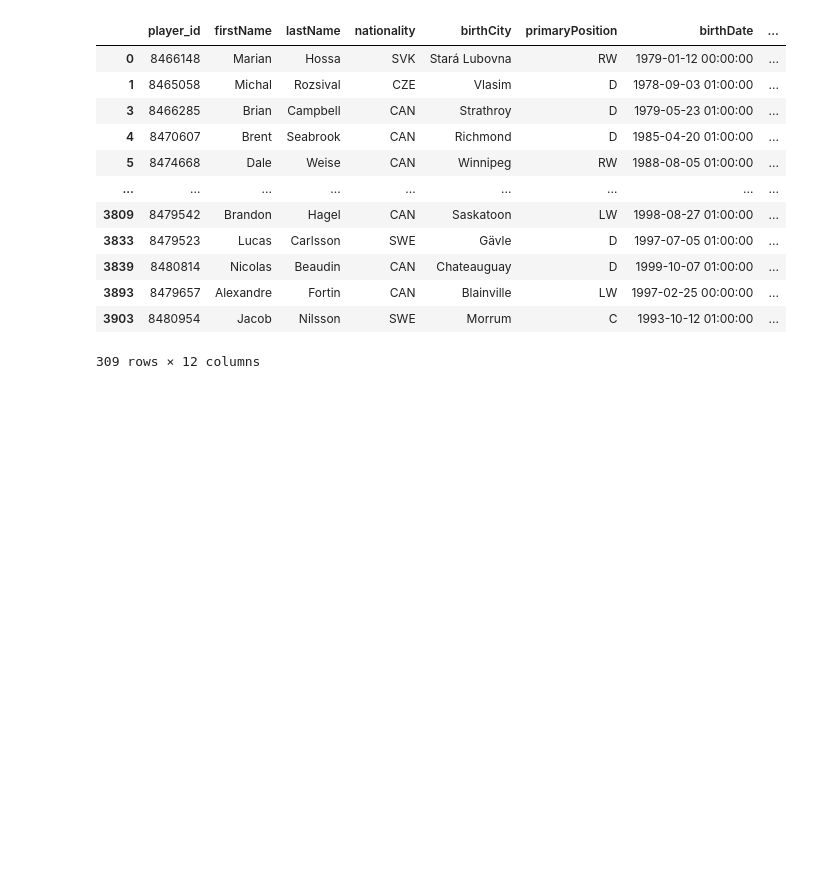
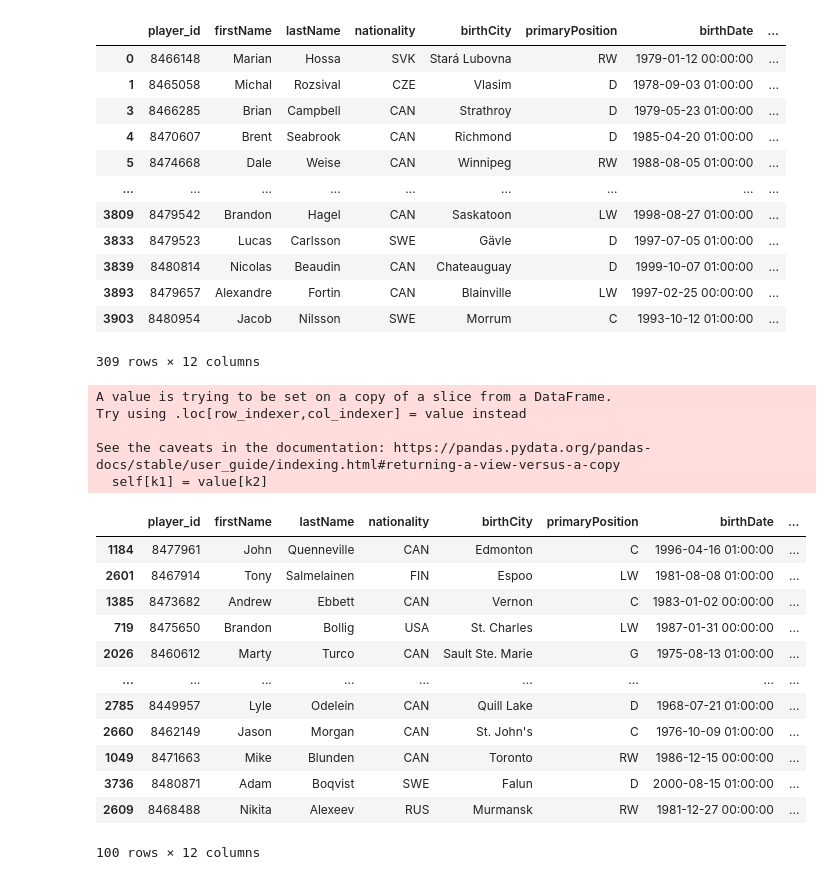
Before and after one commit to BrianMcLane/Project_Hockey, a Jupyter notebook: data_cleaning.ipynb, the cells around one changed output. Drawn from its saved outputs; the diff is of its cells as text; code cells hidden in the pictures; blank space fills up the shorter version.

```diff
--- a/data_cleaning.ipynb
+++ b/data_cleaning.ipynb
@@ -148,3 +148,27 @@ filtered_df
 | 3893 | 8479657 | Alexandre | Fortin | CAN | Blainville | LW | 1997-02-25 00:00:00 | ... |
 | 3903 | 8480954 | Jacob | Nilsson | SWE | Morrum | C | 1993-10-12 01:00:00 | ... |
 309 rows × 12 columns
+# %%
+u = filtered_df.select_dtypes(object)
+filtered_df[u.columns] = u.apply(
+    lambda x: x.str.encode('ascii', 'ignore').str.decode('ascii'))
+filtered_df.sample(100)
+# %% [output]
+A value is trying to be set on a copy of a slice from a DataFrame.
+Try using .loc[row_indexer,col_indexer] = value instead
+
+See the caveats in the documentation: https://pandas.pydata.org/pandas-docs/stable/user_guide/indexing.html#returning-a-view-versus-a-copy
+  self[k1] = value[k2]
+|  | player_id | firstName | lastName | nationality | birthCity | primaryPosition | birthDate | ... |
+| 1184 | 8477961 | John | Quenneville | CAN | Edmonton | C | 1996-04-16 01:00:00 | ... |
+| 2601 | 8467914 | Tony | Salmelainen | FIN | Espoo | LW | 1981-08-08 01:00:00 | ... |
+| 1385 | 8473682 | Andrew | Ebbett | CAN | Vernon | C | 1983-01-02 00:00:00 | ... |
+| 719 | 8475650 | Brandon | Bollig | USA | St. Charles | LW | 1987-01-31 00:00:00 | ... |
+| 2026 | 8460612 | Marty | Turco | CAN | Sault Ste. Marie | G | 1975-08-13 01:00:00 | ... |
+| ... | ... | ... | ... | ... | ... | ... | ... | ... |
+| 2785 | 8449957 | Lyle | Odelein | CAN | Quill Lake | D | 1968-07-21 01:00:00 | ... |
+| 2660 | 8462149 | Jason | Morgan | CAN | St. John's | C | 1976-10-09 01:00:00 | ... |
+| 1049 | 8471663 | Mike | Blunden | CAN | Toronto | RW | 1986-12-15 00:00:00 | ... |
+| 3736 | 8480871 | Adam | Boqvist | SWE | Falun | D | 2000-08-15 01:00:00 | ... |
+| 2609 | 8468488 | Nikita | Alexeev | RUS | Murmansk | RW | 1981-12-27 00:00:00 | ... |
+100 rows × 12 columns
```
Also changed, not shown: parts of 21 cells of this notebook.
